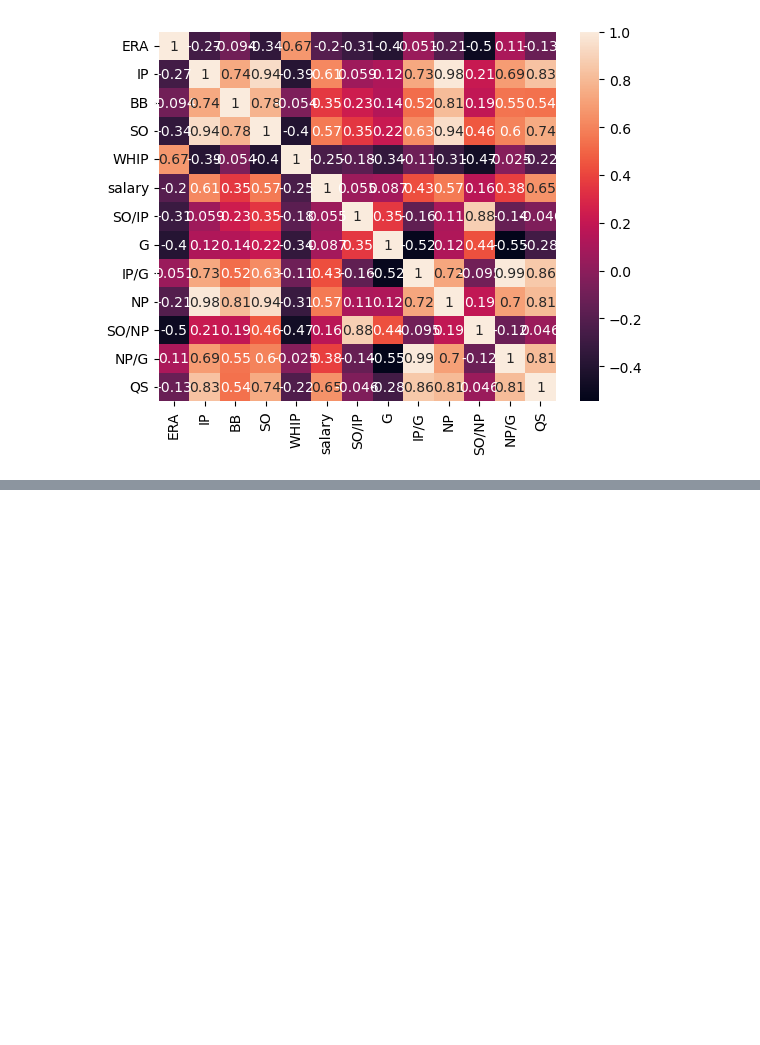
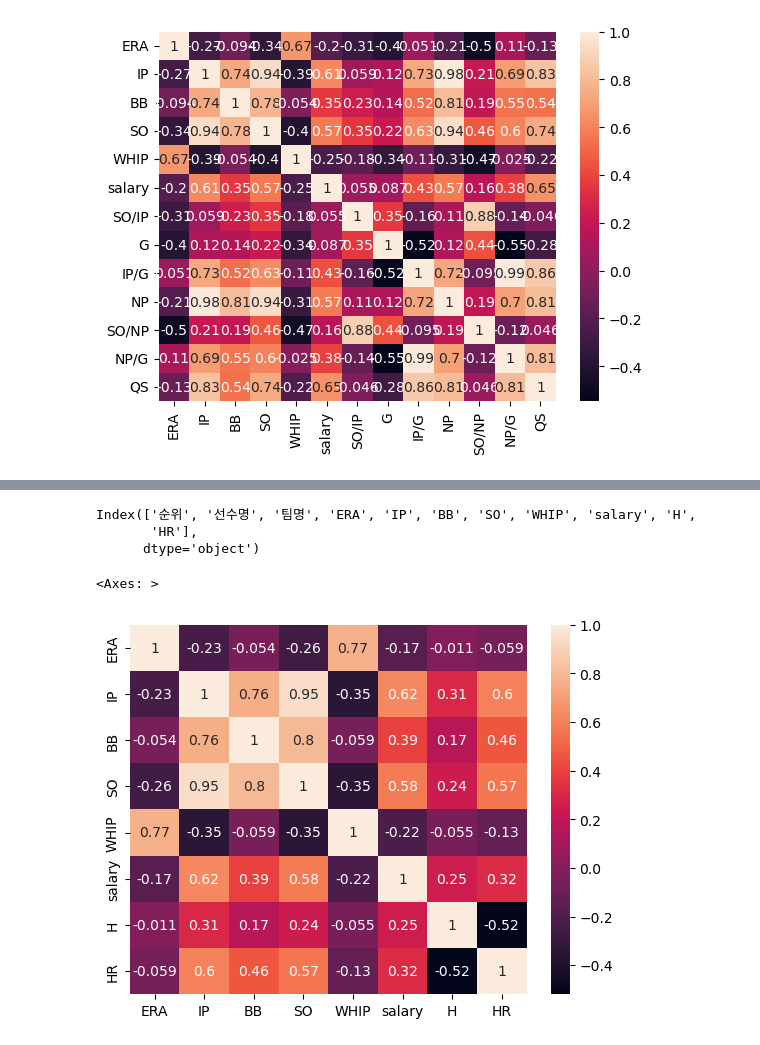
Before and after one commit to jayiuk/mid_project, a Jupyter notebook: EDA.ipynb, the cells around one changed output, grey strips where cells are left out. Saved outputs shown, nothing was run; the diff lists cells and outputs as text; code cells hidden in the pictures; blank space fills up the shorter version.

```diff
--- a/EDA.ipynb
+++ b/EDA.ipynb
@@ -432,0 +500,4 @@ sns.heatmap(df_corr_qs, annot = True)
+# %%
+df_h_hr = df_all[['선수명', 'H', 'HR']]
+# %%
+df_hhr = pd.merge(df_ccopy, df_h_hr, on = '선수명', how = 'left')
@@ -432,0 +540,14 @@ sns.heatmap(df_corr_qs, annot = True)
+# %%
+df_hhr.columns
+# %% [output]
+Index(['순위', '선수명', '팀명', 'ERA', 'IP', 'BB', 'SO', 'WHIP', 'salary', 'H',
+       'HR'],
+      dtype='object')
+# %%
+df_hhr_corr = df_hhr[['ERA', 'IP', 'BB', 'SO', 'WHIP', 'salary', 'H',
+       'HR']].corr()
+# %%
+sns.heatmap(df_hhr_corr, annot = True)
+# %% [output]
+<Axes: >
+[figure, added]
```
Also changed, not shown: parts of 50 cells of this notebook.
